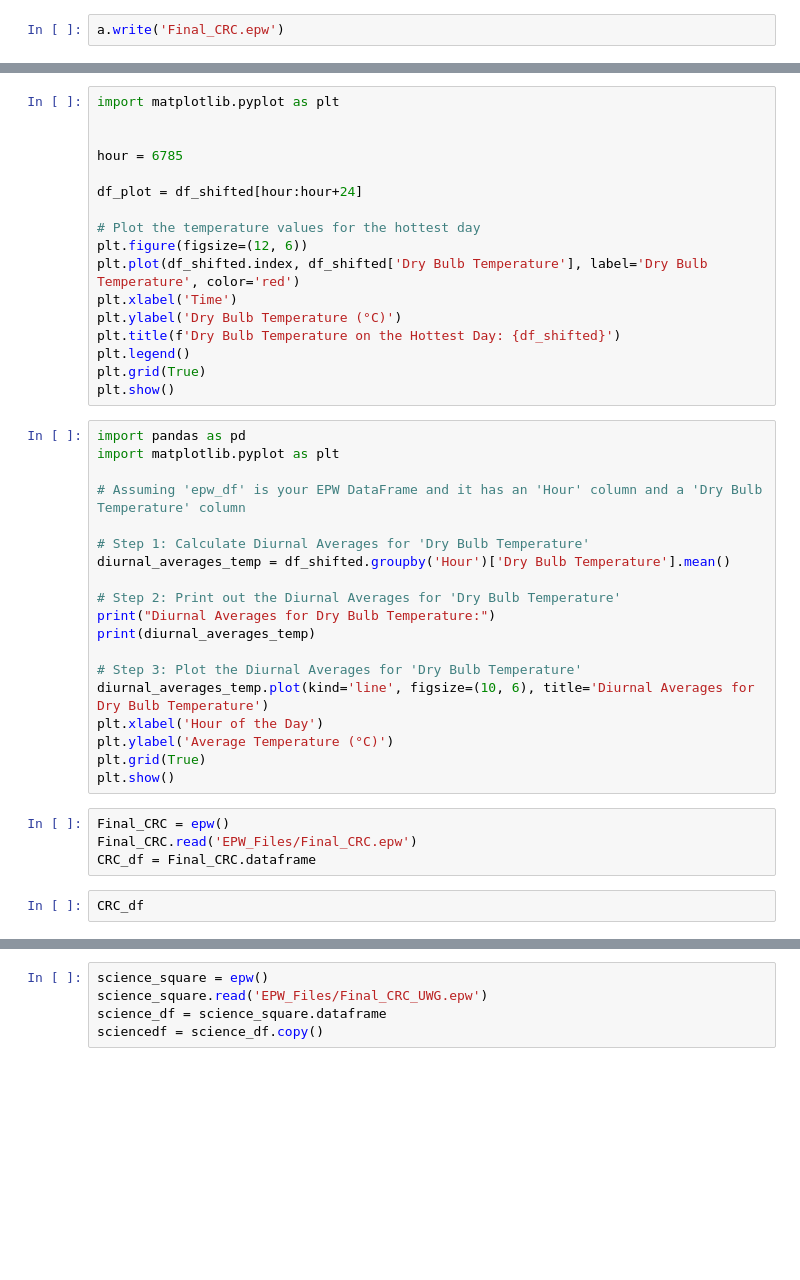
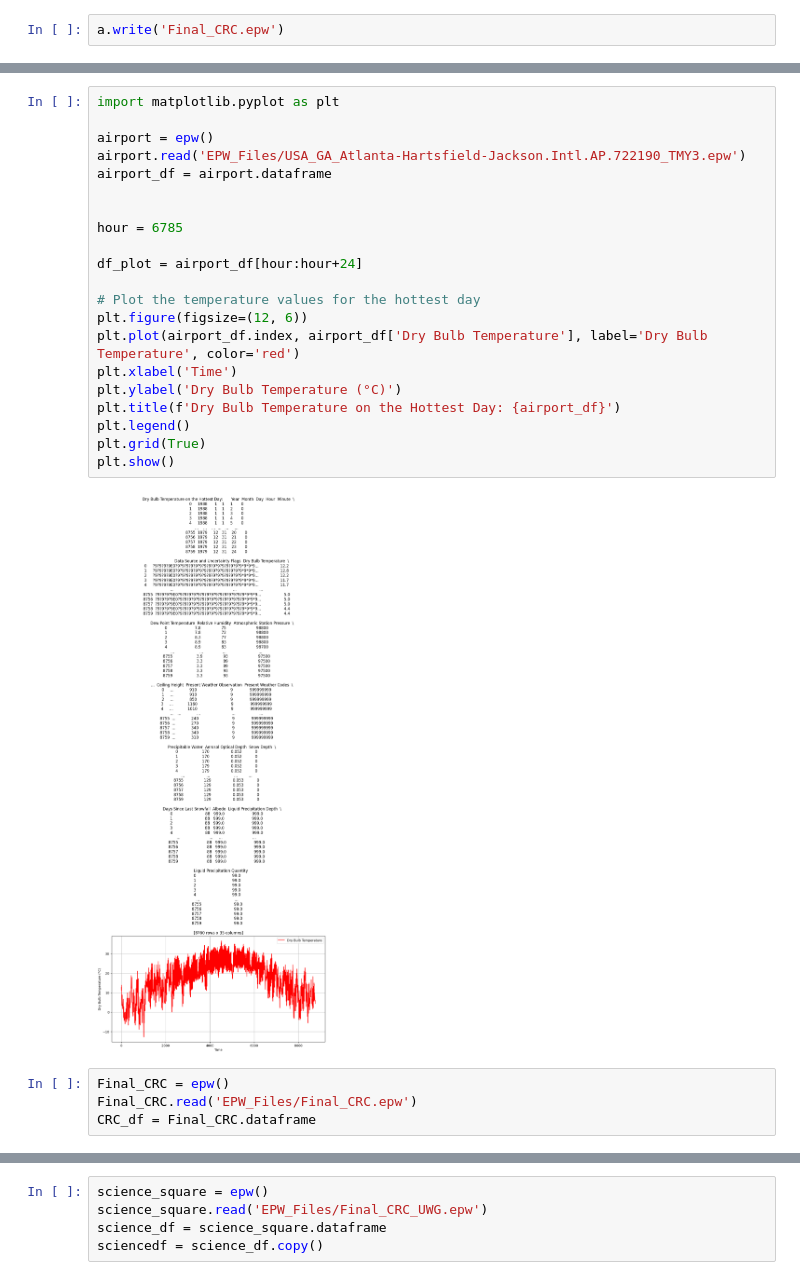
Before and after one commit to SustainableUrbanSystemsLab/CP-GNI2024-UWG, a Jupyter notebook: epw_creation.ipynb, the cells around one changed output, grey strips where cells are left out. Drawn from its saved outputs; the diff is of its cells as text; blank space fills up the shorter version.

```diff
--- a/epw_creation.ipynb
+++ b/epw_creation.ipynb
@@ -193,42 +324,27 @@ df_shifted
 # %%
 import matplotlib.pyplot as plt
+
+airport = epw()
+airport.read('EPW_Files/USA_GA_Atlanta-Hartsfield-Jackson.Intl.AP.722190_TMY3.epw')
+airport_df = airport.dataframe
 
 
 hour = 6785
 
-df_plot = df_shifted[hour:hour+24]
+df_plot = airport_df[hour:hour+24]
 
 # Plot the temperature values for the hottest day
 plt.figure(figsize=(12, 6))
-plt.plot(df_shifted.index, df_shifted['Dry Bulb Temperature'], label='Dry Bulb Temperature', color='red')
+plt.plot(airport_df.index, airport_df['Dry Bulb Temperature'], label='Dry Bulb Temperature', color='red')
 plt.xlabel('Time')
 plt.ylabel('Dry Bulb Temperature (°C)')
-plt.title(f'Dry Bulb Temperature on the Hottest Day: {df_shifted}')
+plt.title(f'Dry Bulb Temperature on the Hottest Day: {airport_df}')
 plt.legend()
 plt.grid(True)
 plt.show()
+# %% [output]
+[figure, added]
-# %%
-import pandas as pd
-import matplotlib.pyplot as plt
-
-# Assuming 'epw_df' is your EPW DataFrame and it has an 'Hour' column and a 'Dry Bulb Temperature' column
-
-# Step 1: Calculate Diurnal Averages for 'Dry Bulb Temperature'
-diurnal_averages_temp = df_shifted.groupby('Hour')['Dry Bulb Temperature'].mean()
-
-# Step 2: Print out the Diurnal Averages for 'Dry Bulb Temperature'
-print("Diurnal Averages for Dry Bulb Temperature:")
-print(diurnal_averages_temp)
-
-# Step 3: Plot the Diurnal Averages for 'Dry Bulb Temperature'
-diurnal_averages_temp.plot(kind='line', figsize=(10, 6), title='Diurnal Averages for Dry Bulb Temperature')
-plt.xlabel('Hour of the Day')
-plt.ylabel('Average Temperature (°C)')
-plt.grid(True)
-plt.show()
 # %%
 Final_CRC = epw()
 Final_CRC.read('EPW_Files/Final_CRC.epw')
 CRC_df = Final_CRC.dataframe
-# %%
-CRC_df
```
Also changed, not shown: parts of 25 cells of this notebook, 4 other files.
